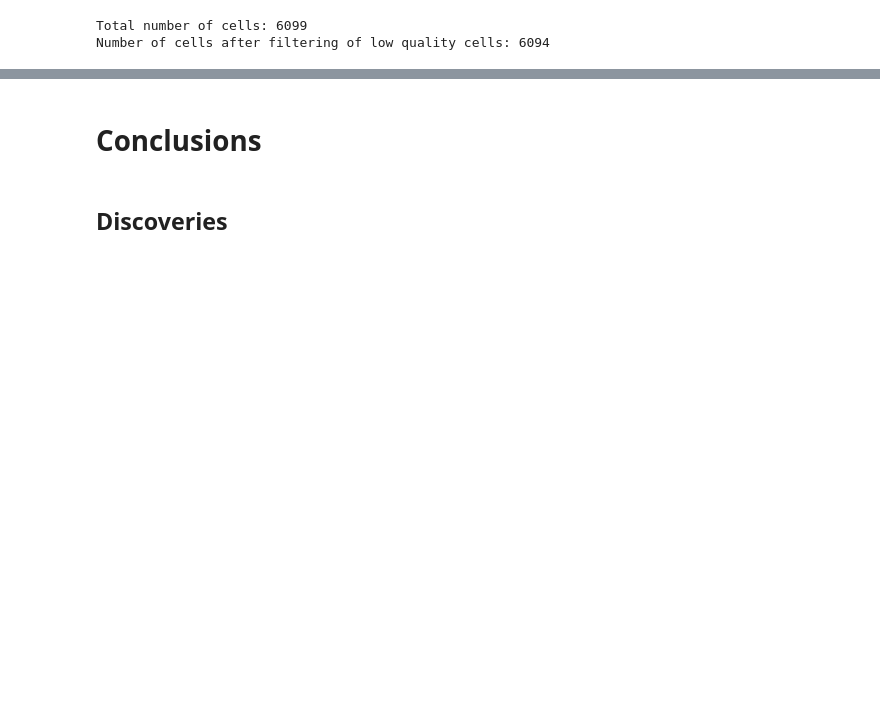
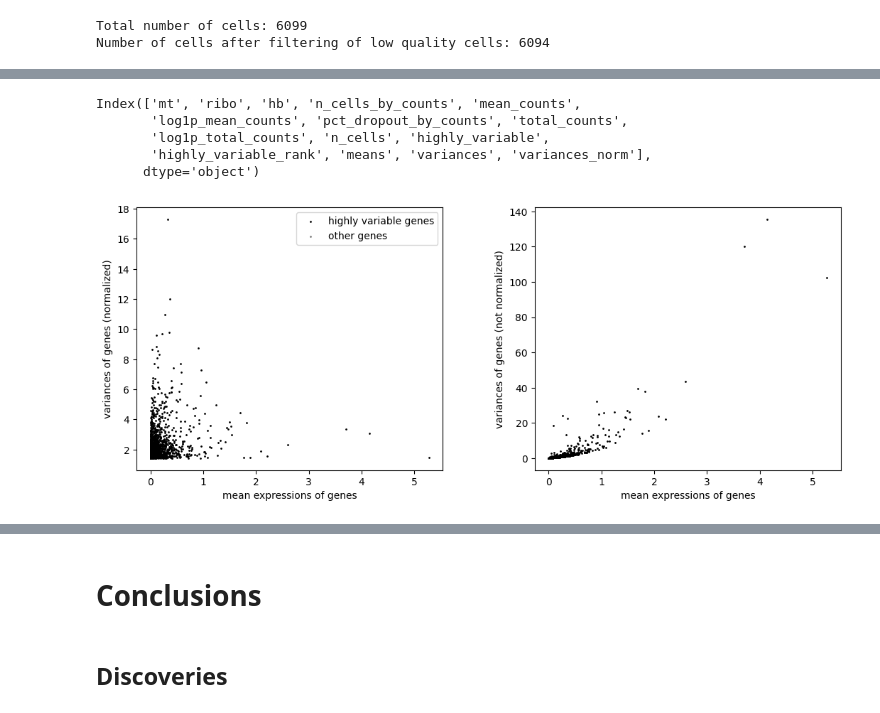
Before and after one commit to MikiasHWT/scRNA_Lethal_Covid19_Analysis, a Jupyter notebook: scRNA_Lethal_Covid19_Analysis.ipynb, the cells around one changed output, grey strips where cells are left out. Drawn from its saved outputs; the diff is of its cells as text; code cells hidden in the pictures; blank space fills up the shorter version.

```diff
--- a/scRNA_Lethal_Covid19_Analysis.ipynb
+++ b/scRNA_Lethal_Covid19_Analysis.ipynb
@@ -533,0 +626,16 @@ explain
+# %%
+adata.var.keys()
+# %% [output]
+Index(['mt', 'ribo', 'hb', 'n_cells_by_counts', 'mean_counts',
+       'log1p_mean_counts', 'pct_dropout_by_counts', 'total_counts',
+       'log1p_total_counts', 'n_cells', 'highly_variable',
+       'highly_variable_rank', 'means', 'variances', 'variances_norm'],
+      dtype='object')
+# %%
+# Filter out non highly variable genes
+adata = adata[:,adata.var.highly_variable]
+# %%
+# Plot again
+sc.pl.highly_variable_genes(adata)
+# %% [output]
+[figure, added]
```
Also changed, not shown: parts of 46 cells of this notebook, 1 other file.
